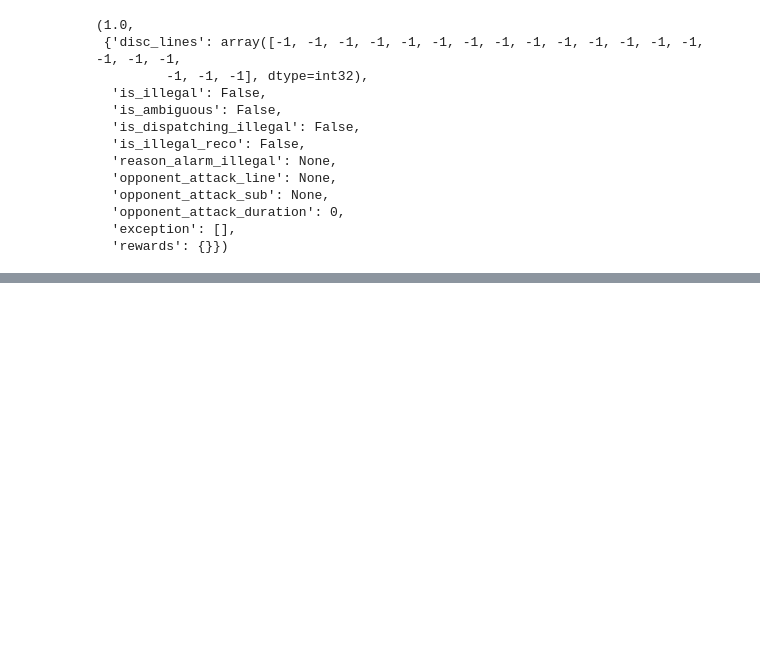
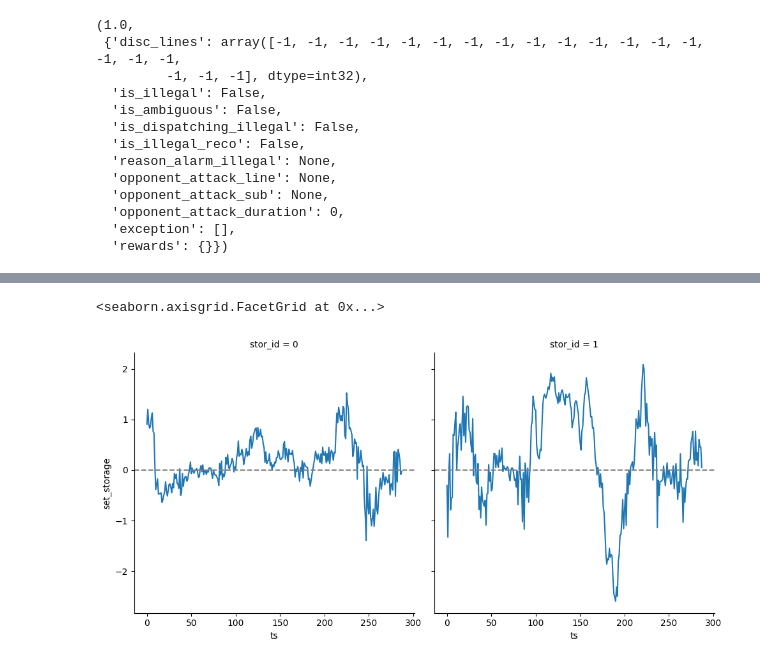
Before and after one commit to gaetanserre/L2RPN-WCCI-Baselines, a Jupyter notebook: RL/study_actions_case14_gymenv.ipynb, the cells around one changed output, grey strips where cells are left out. Drawn from its saved outputs; the diff is of its cells as text; code cells hidden in the pictures; blank space fills up the shorter version.

```diff
--- a/RL/study_actions_case14_gymenv.ipynb
+++ b/RL/study_actions_case14_gymenv.ipynb
@@ -245,0 +277,7 @@ array([0.45225596, 0.5357014 ], dtype=float32)
+# %%
+df = data.copy()
+g = sns.relplot(data, x="ts", y="set_storage", col="stor_id", kind="line")
+g.refline(y=0, ls = "--", color="grey")
+# %% [output]
+<seaborn.axisgrid.FacetGrid at 0x...>
+[figure, added]
```
Also changed, not shown: parts of 15 cells of this notebook, 3 other files.
